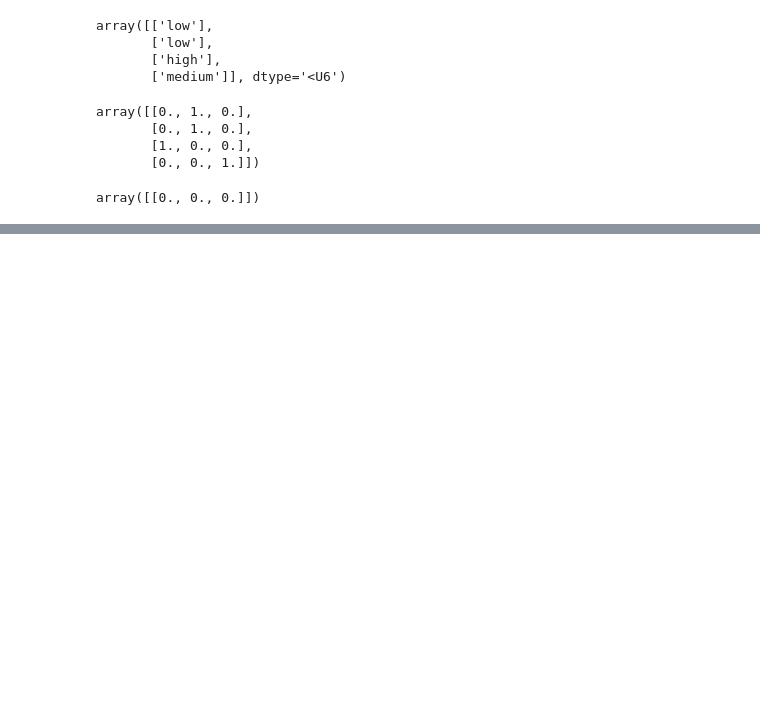
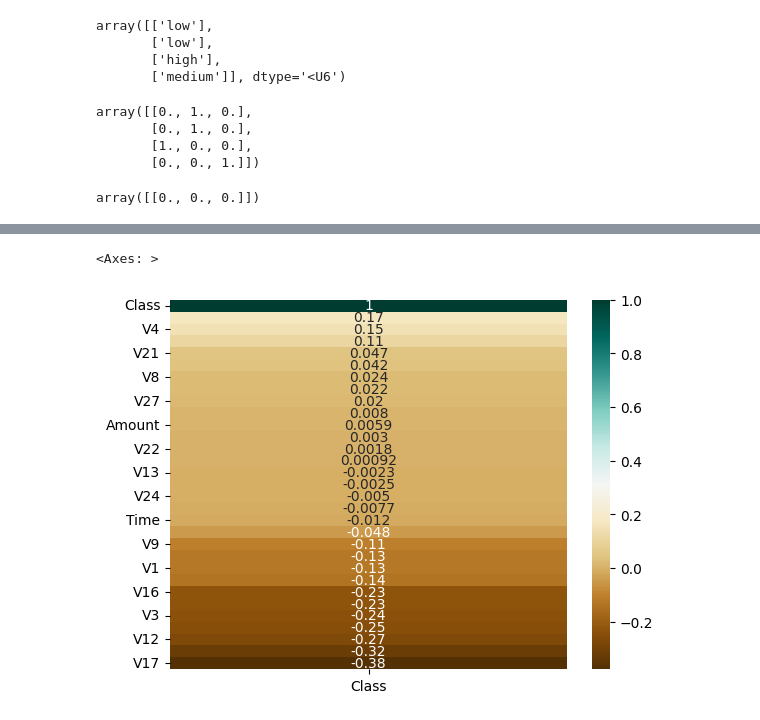
Before and after one commit to NogJoaoEstudos/ScikitLearn, a Jupyter notebook: Scikit_Learn.ipynb, the cells around one changed output, grey strips where cells are left out. Saved outputs shown, nothing was run; the diff lists cells and outputs as text; code cells hidden in the pictures; blank space fills up the shorter version.

```diff
--- a/Scikit_Learn.ipynb
+++ b/Scikit_Learn.ipynb
@@ -121,0 +161,5 @@ array([[0., 0., 0.]])
+# %%
+sns.heatmap(cartao.corr()[['Class']].sort_values(by = 'Class', ascending = False), annot = True, cmap = 'BrBG')
+# %% [output]
+<Axes: >
+[figure, added]
```
Also changed, not shown: parts of 8 cells of this notebook.
